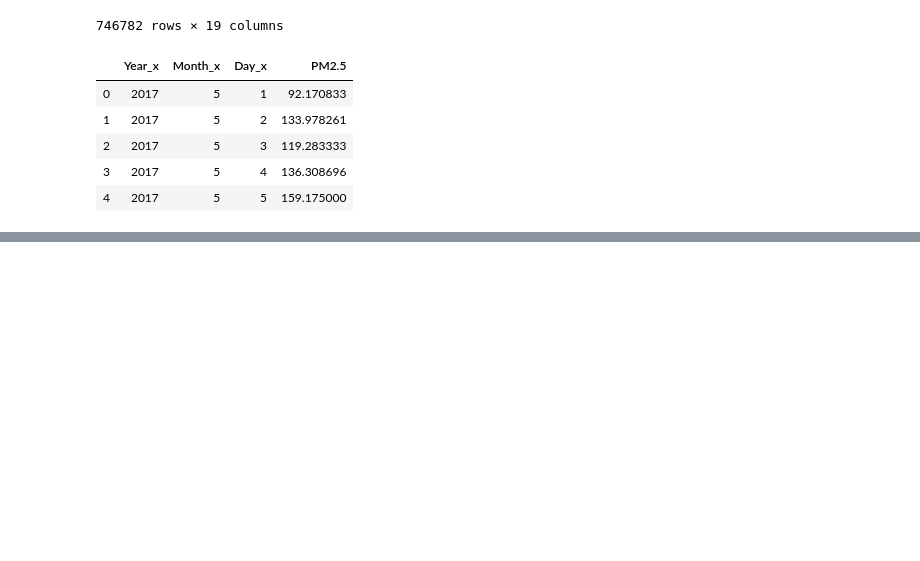
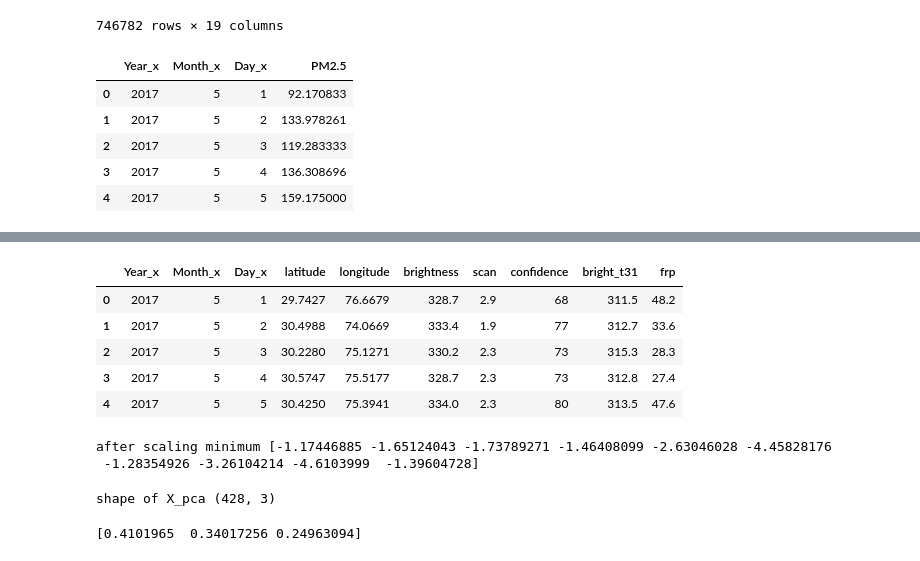
Before and after one commit to Meetanshi18/crop-burning-analysis, a Jupyter notebook: codes/DelhiPollutionPm2.5.ipynb, the cells around one changed output, grey strips where cells are left out. Saved outputs shown, nothing was run; the diff lists cells and outputs as text; code cells hidden in the pictures; blank space fills up the shorter version.

```diff
--- a/codes/DelhiPollutionPm2.5.ipynb
+++ b/codes/DelhiPollutionPm2.5.ipynb
@@ -160,0 +161,2 @@ combined_data.head()
+# %%
+feature_set = combined_data[features]
@@ -160,0 +177,9 @@ combined_data.head()
+# %%
+feature_set.head()
+# %% [output]
+|  | Year_x | Month_x | Day_x | latitude | longitude | brightness | scan | confidence | bright_t31 | frp |
+| 0 | 2017 | 5 | 1 | 29.7427 | 76.6679 | 328.7 | 2.9 | 68 | 311.5 | 48.2 |
+| 1 | 2017 | 5 | 2 | 30.4988 | 74.0669 | 333.4 | 1.9 | 77 | 312.7 | 33.6 |
+| 2 | 2017 | 5 | 3 | 30.2280 | 75.1271 | 330.2 | 2.3 | 73 | 315.3 | 28.3 |
+| 3 | 2017 | 5 | 4 | 30.5747 | 75.5177 | 328.7 | 2.3 | 73 | 312.8 | 27.4 |
+| 4 | 2017 | 5 | 5 | 30.4250 | 75.3941 | 334.0 | 2.3 | 80 | 313.5 | 47.6 |
@@ -160,0 +189,9 @@ combined_data.head()
+# %%
+scaler=StandardScaler()#instantiate
+scaler.fit(combined_data) # compute the mean and standard which will be used in the next command
+X_scaled=scaler.transform(combined_data)# fit and transform can be applied together and I leave that for simple exercise
+# we can check the minimum and maximum of the scaled features which we expect to be 0 and 1
+print("after scaling minimum", X_scaled.min(axis=0))
+# %% [output]
+after scaling minimum [-1.17446885 -1.65124043 -1.73789271 -1.46408099 -2.63046028 -4.45828176
+ -1.28354926 -3.26104214 -4.6103999  -1.39604728]
@@ -160,0 +200,14 @@ combined_data.head()
+# %%
+pca = PCA(n_components=3)
+pca.fit(X_scaled)
+X_pca=pca.transform(X_scaled)
+#let's check the shape of X_pca array
+print("shape of X_pca", X_pca.shape)
+# %% [output]
+shape of X_pca (428, 3)
+# %%
+ex_variance=np.var(X_pca,axis=0)
+ex_variance_ratio = ex_variance/np.sum(ex_variance)
+print(ex_variance_ratio)
+# %% [output]
+[0.4101965  0.34017256 0.24963094]
```
Also changed, not shown: parts of 16 cells of this notebook.
